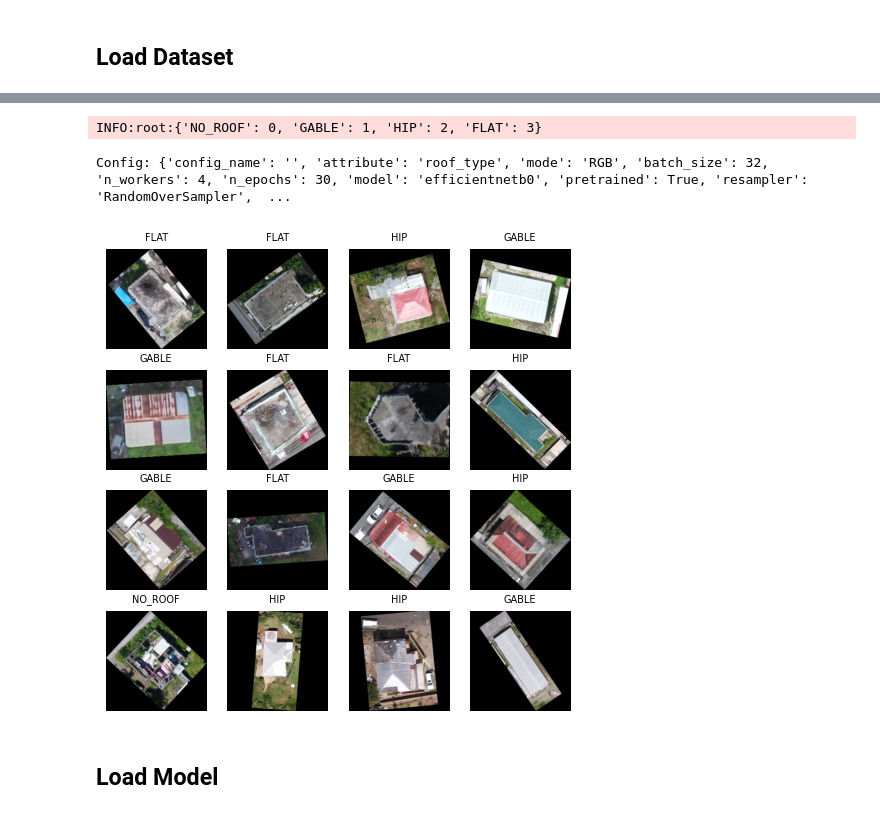
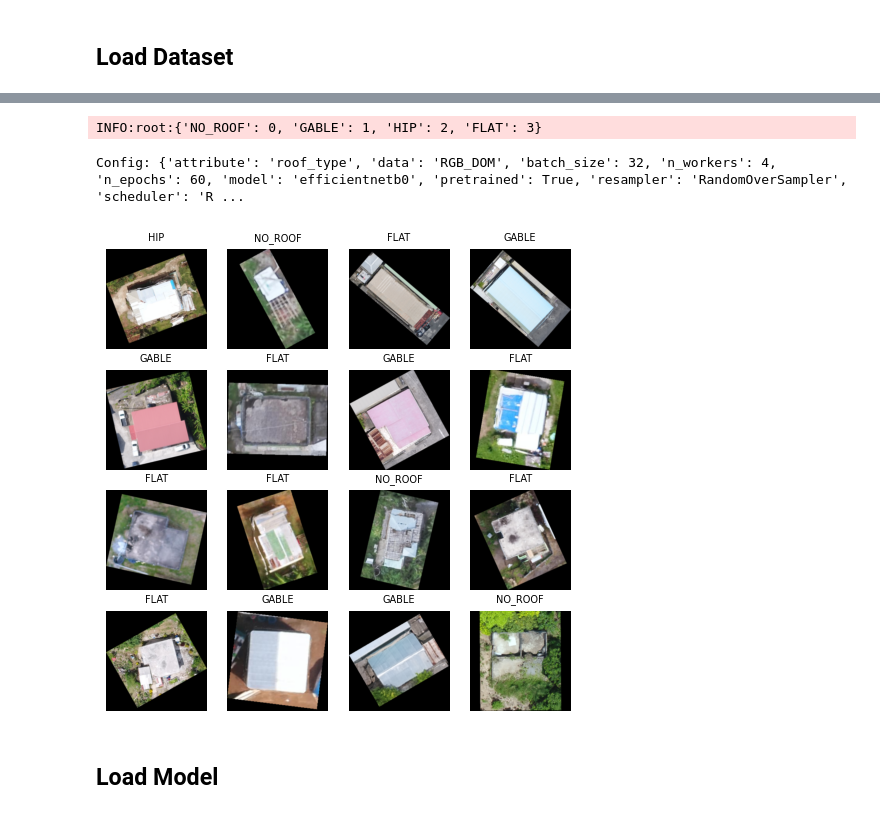
Before and after one commit to GFDRR/caribbean-rooftop-classification, a Jupyter notebook: notebooks/02_model_development.ipynb, the cells around one changed output, grey strips where cells are left out. Drawn from its saved outputs; the diff is of its cells as text; code cells hidden in the pictures.

Commit message:
Update data visualiztion in jupyter notebooks

```diff
--- a/notebooks/02_model_development.ipynb
+++ b/notebooks/02_model_development.ipynb
@@ -23,9 +23,9 @@ pd.set_option('mode.chained_assignment', None)
 # %%
 prefix = '.'
 phases = ["TRAIN", "TEST"]
-config_file = "../configs/cnn/cnn-roof_material-RGB-efficientnetb0.yaml"
+config_file = "../configs/cnn/cnn-roof_material-efficientnetb0-RGB_DOM.yaml"
 c = config.load_config(config_file, prefix=prefix)
 print(f"Config: {c}")
 data, data_loader, classes = cnn_utils.load_dataset(c, phases, prefix)
-cnn_utils.visualize_data(data, data_loader, phase='TEST', mode=c['mode'])
+cnn_utils.visualize_data(data, data_loader, phase='TEST', mode=c['data'].split('_')[0])
 # %% [output]
@@ -35,13 +35,13 @@ INFO:root:{'INCOMPLETE': 0, 'BLUE_TARP': 1, 'HEALTHY_METAL': 2, 'IRREGULAR_METAL
 # %%
-config_file = "../configs/cnn/cnn-roof_type-RGB-efficientnetb0.yaml"
+config_file = "../configs/cnn/cnn-roof_type-efficientnetb0-RGB_DOM.yaml"
 c = config.load_config(config_file, prefix=prefix)
 print(f"Config: {c}")
 data, data_loader, classes = cnn_utils.load_dataset(c, phases, prefix)
-cnn_utils.visualize_data(data, data_loader, phase='TEST', mode=c['mode'])
+cnn_utils.visualize_data(data, data_loader, phase='TEST', mode=c['data'].split('_')[0])
 # %% [output]
 INFO:root:{'NO_ROOF': 0, 'GABLE': 1, 'HIP': 2, 'FLAT': 3}
-Config: {'config_name': '', 'attribute': 'roof_type', 'mode': 'RGB', 'batch_size': 32, 'n_workers': 4, 'n_epochs': 30, 'model': 'efficientnetb0', 'pretrained': True, 'resampler': 'RandomOverSampler',  ...
+Config: {'attribute': 'roof_type', 'data': 'RGB_DOM', 'batch_size': 32, 'n_workers': 4, 'n_epochs': 60, 'model': 'efficientnetb0', 'pretrained': True, 'resampler': 'RandomOverSampler', 'scheduler': 'R ...
-[figure, old version]
+[figure, new version]
 # %% [markdown]
 ## Load Model
 # %%
```
Also changed, not shown: parts of 1 cell of this notebook, 1 other file.
